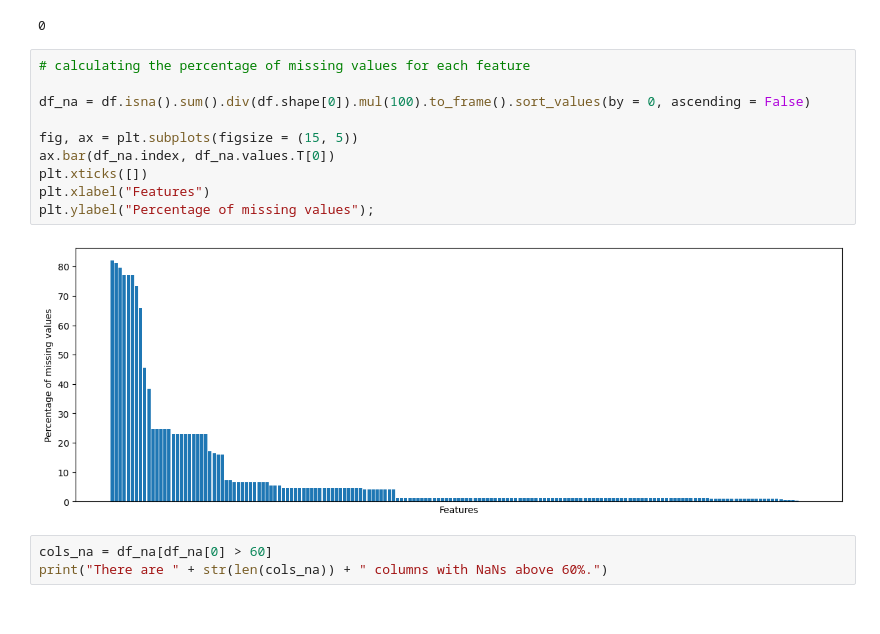
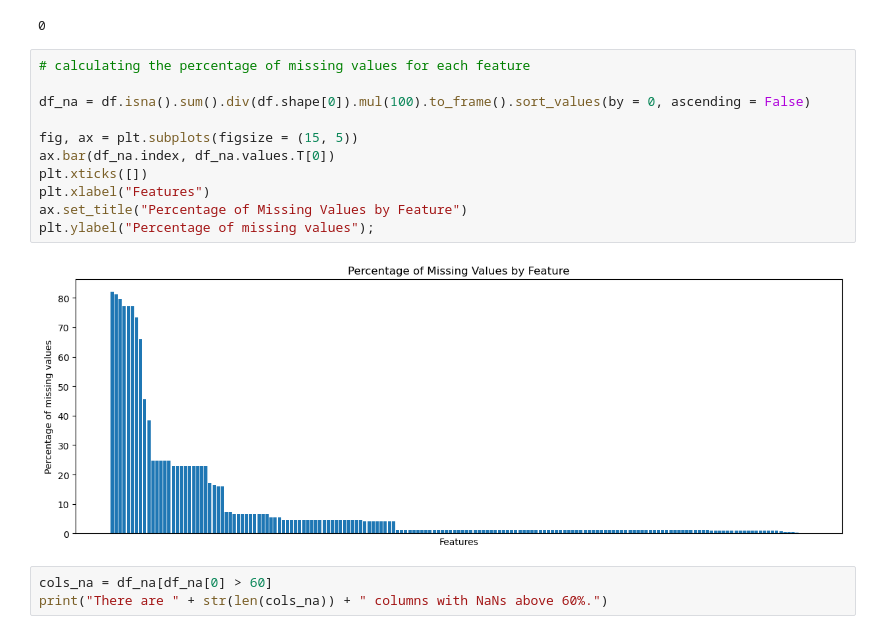
Before and after one commit to Goodevil01/Data-Prep-Ca1-, a Jupyter notebook: Ilori Joshua.ipynb, the cells around one changed output. Drawn from its saved outputs; the diff is of its cells as text.

```diff
--- a/Ilori Joshua.ipynb
+++ b/Ilori Joshua.ipynb
@@ -137,15 +132,16 @@ df["class"].isna().sum().sum()
 # %%
 # calculating the percentage of missing values for each feature
 
 df_na = df.isna().sum().div(df.shape[0]).mul(100).to_frame().sort_values(by = 0, ascending = False)
 
 fig, ax = plt.subplots(figsize = (15, 5))
 ax.bar(df_na.index, df_na.values.T[0])
 plt.xticks([])
 plt.xlabel("Features")
+ax.set_title("Percentage of Missing Values by Feature")
 plt.ylabel("Percentage of missing values");
 # %% [output]
-[figure, old version]
+[figure, new version]
 # %%
 cols_na = df_na[df_na[0] > 60]
 print("There are " + str(len(cols_na)) + " columns with NaNs above 60%.")
```
Also changed, not shown: parts of 11 cells of this notebook.
